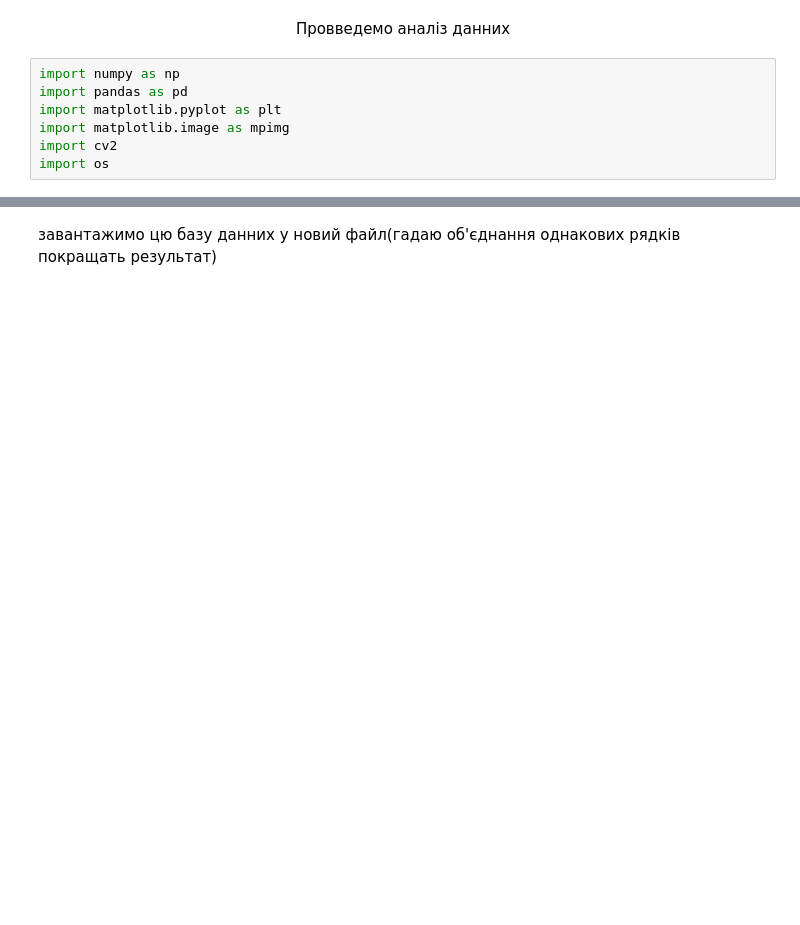
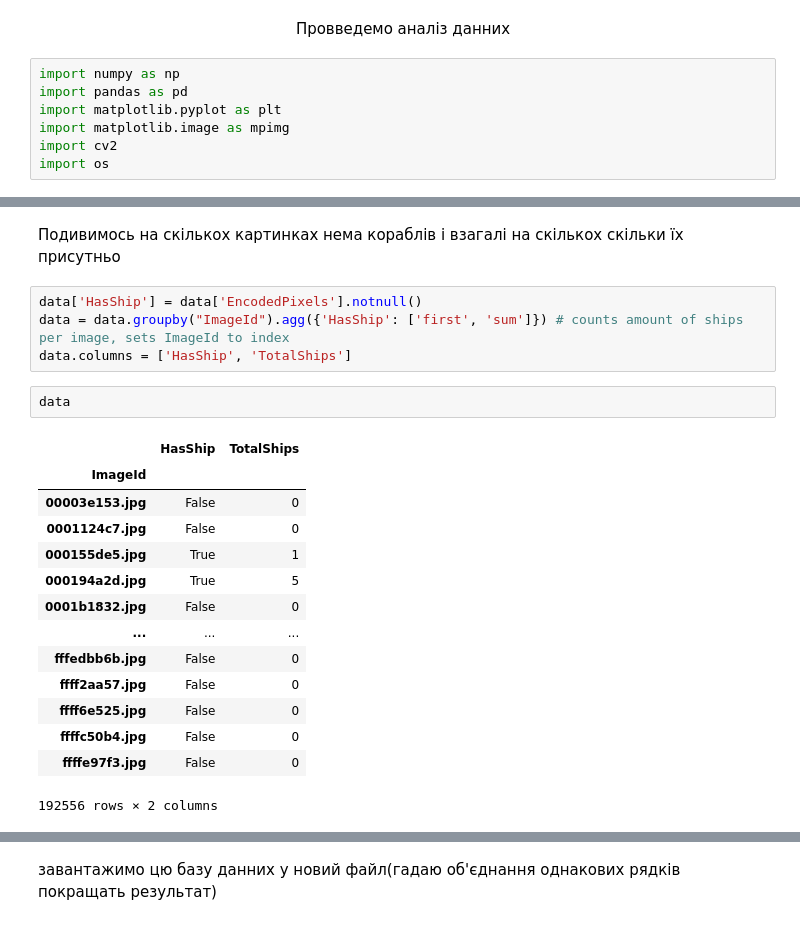
Before and after one commit to mykola9208/airbus_test_project, a Jupyter notebook: dataset_analysis.ipynb, the cells around one changed output, grey strips where cells are left out. Cells and saved outputs as stored; diff of their text form; blank space fills up the shorter version.

```diff
--- a/dataset_analysis.ipynb
+++ b/dataset_analysis.ipynb
@@ -36,0 +30,23 @@ print(f'Кількість картинок для тренування {train_i
+# %% [markdown]
+Подивимось на скількох картинках нема кораблів і взагалі на скількох скільки їх присутньо
+# %%
+data['HasShip'] = data['EncodedPixels'].notnull()
+data = data.groupby("ImageId").agg({'HasShip': ['first', 'sum']}) # counts amount of ships per image, sets ImageId to index
+data.columns = ['HasShip', 'TotalShips']
+# %%
+data
+# %% [output]
+|  | HasShip | TotalShips |
+| ImageId |  |  |
+| 00003e153.jpg | False | 0 |
+| 0001124c7.jpg | False | 0 |
+| 000155de5.jpg | True | 1 |
+| 000194a2d.jpg | True | 5 |
+| 0001b1832.jpg | False | 0 |
+| ... | ... | ... |
+| fffedbb6b.jpg | False | 0 |
+| ffff2aa57.jpg | False | 0 |
+| ffff6e525.jpg | False | 0 |
+| ffffc50b4.jpg | False | 0 |
+| ffffe97f3.jpg | False | 0 |
+192556 rows × 2 columns
```
Also changed, not shown: parts of 32 cells of this notebook, 3 other files.
